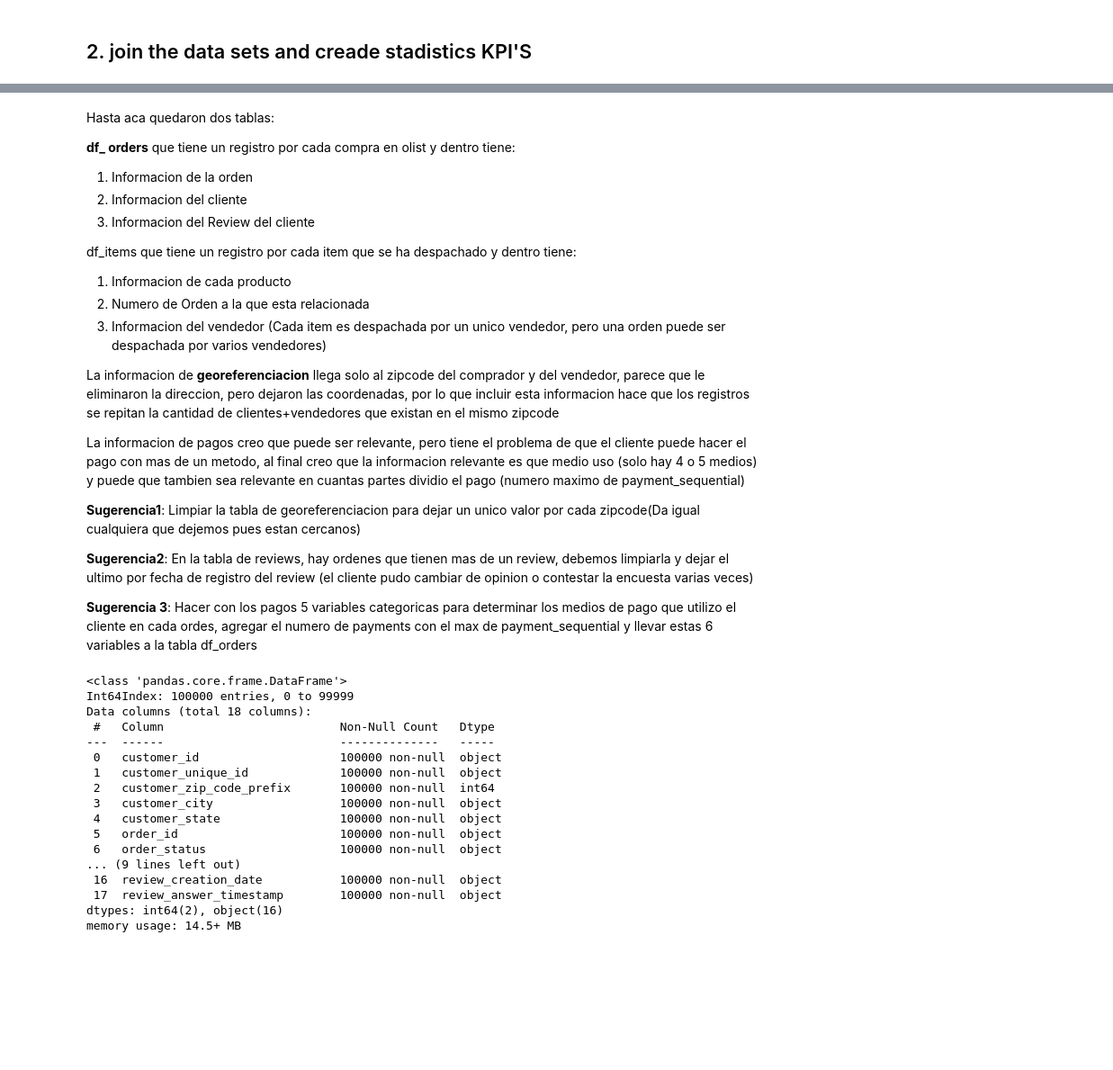
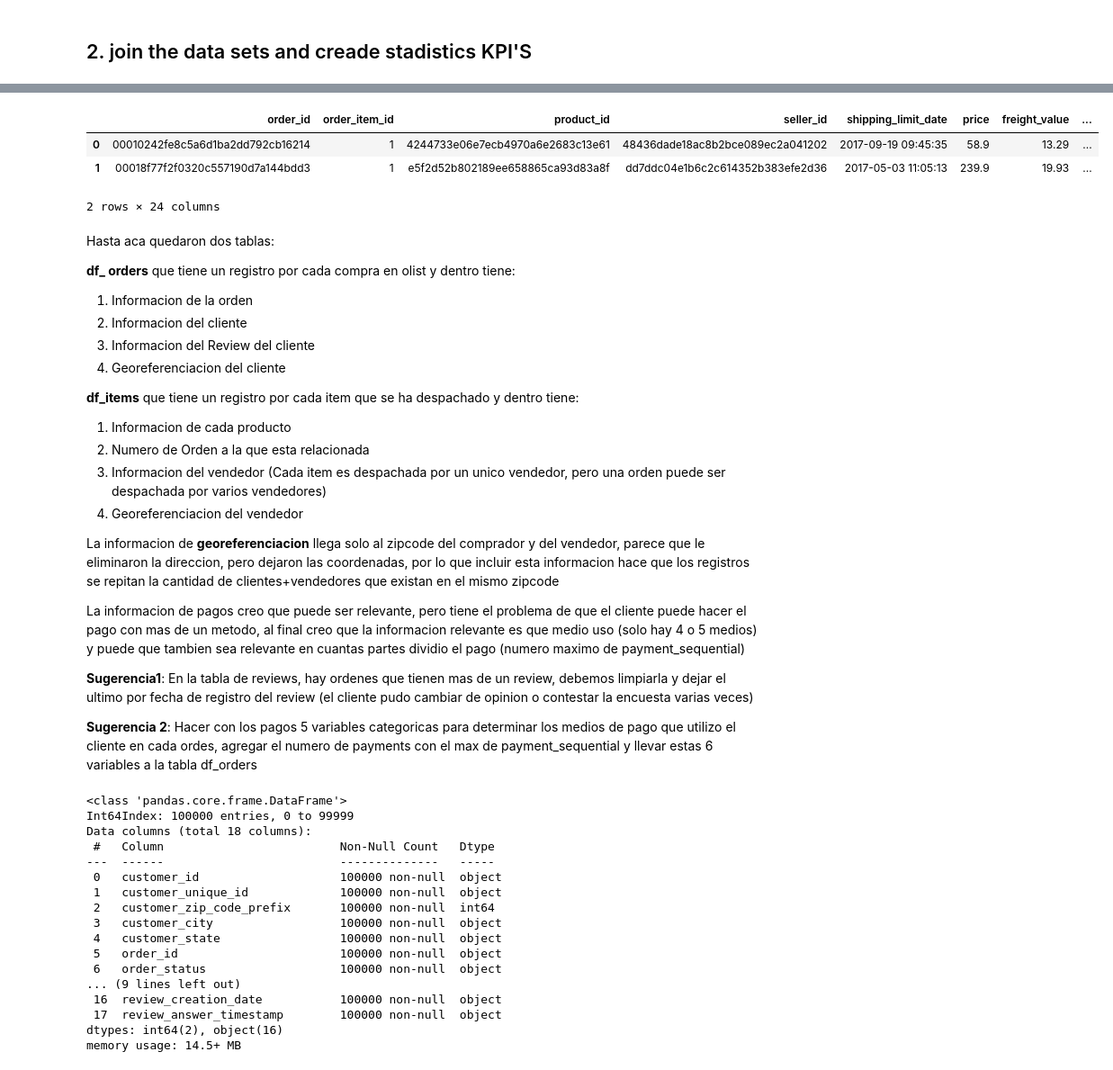
Before and after one commit to DS4A-Grupo4/Brazilian-Ecommerce, a Jupyter notebook: Proyecto.ipynb, the cells around one changed output, grey strips where cells are left out. Shown at 90% size. Saved outputs shown, nothing was run; the diff lists cells and outputs as text; code cells hidden in the pictures; blank space fills up the shorter version.

```diff
--- a/Proyecto.ipynb
+++ b/Proyecto.ipynb
@@ -42,3 +75,11 @@ df_items=pd.merge(df_items,seller_dataset,how='left',left_on='seller_id',right_o
+# %%
+df_items=df_items.merge(df_geo,how='left',right_on='geolocation_zip_code_prefix',left_on='seller_zip_code_prefix')
+df_items.head(2)
+# %% [output]
+|  | order_id | order_item_id | product_id | seller_id | shipping_limit_date | price | freight_value | ... |
+| 0 | 00010242fe8c5a6d1ba2dd792cb16214 | 1 | 4244733e06e7ecb4970a6e2683c13e61 | 48436dade18ac8b2bce089ec2a041202 | 2017-09-19 09:45:35 | 58.9 | 13.29 | ... |
+| 1 | 00018f77f2f0320c557190d7a144bdd3 | 1 | e5f2d52b802189ee658865ca93d83a8f | dd7ddc04e1b6c2c614352b383efe2d36 | 2017-05-03 11:05:13 | 239.9 | 19.93 | ... |
+2 rows × 24 columns
 # %% [markdown]
 Hasta aca quedaron dos tablas:
 
@@ -47,22 +88,23 @@ Hasta aca quedaron dos tablas:
 1. Informacion de la orden
 2. Informacion del cliente
 3. Informacion del Review del cliente
+4. Georeferenciacion del cliente
 
-df_items que tiene un registro por cada item que se ha despachado y dentro tiene:
+**df_items** que tiene un registro por cada item que se ha despachado y dentro tiene:
 
 1. Informacion de cada producto
 2. Numero de Orden  a la que esta relacionada
 3. Informacion del vendedor (Cada item es despachada por un unico vendedor, pero una orden puede ser despachada por varios vendedores)
+4. Georeferenciacion del vendedor
 
 La informacion de **georeferenciacion** llega solo al zipcode del comprador y del vendedor, parece que le eliminaron la direccion, pero dejaron las coordenadas, por lo que incluir esta informacion hace que los registros se repitan la cantidad de clientes+vendedores que existan en el mismo zipcode
 
 La informacion de pagos creo que puede ser relevante, pero tiene el problema de que el cliente puede hacer el pago con mas de un metodo, al final creo que la informacion relevante es que medio uso (solo hay 4 o 5 medios) y puede que tambien sea relevante en cuantas partes dividio el pago (numero maximo de payment_sequential)
 
-**Sugerencia1**: Limpiar la tabla de georeferenciacion para dejar un unico valor por cada zipcode(Da igual cualquiera que dejemos pues estan cercanos)
 
-**Sugerencia2**: En la tabla de reviews, hay ordenes que tienen mas de un review, debemos limpiarla y dejar el ultimo por fecha de registro del review (el cliente pudo cambiar de opinion o contestar la encuesta varias veces)
+**Sugerencia1**: En la tabla de reviews, hay ordenes que tienen mas de un review, debemos limpiarla y dejar el ultimo por fecha de registro del review (el cliente pudo cambiar de opinion o contestar la encuesta varias veces)
 
-**Sugerencia 3**: Hacer con los pagos 5 variables categoricas para determinar los medios de pago que utilizo el cliente en cada ordes, agregar el numero de payments con el max de payment_sequential y llevar estas 6 variables a la tabla df_orders
+**Sugerencia 2**: Hacer con los pagos 5 variables categoricas para determinar los medios de pago que utilizo el cliente en cada ordes, agregar el numero de payments con el max de payment_sequential y llevar estas 6 variables a la tabla df_orders
 # %%
 df_orders.info() # Entendimiento de las variables.
 # %% [output]
```
Also changed, not shown: parts of 4 cells of this notebook.
